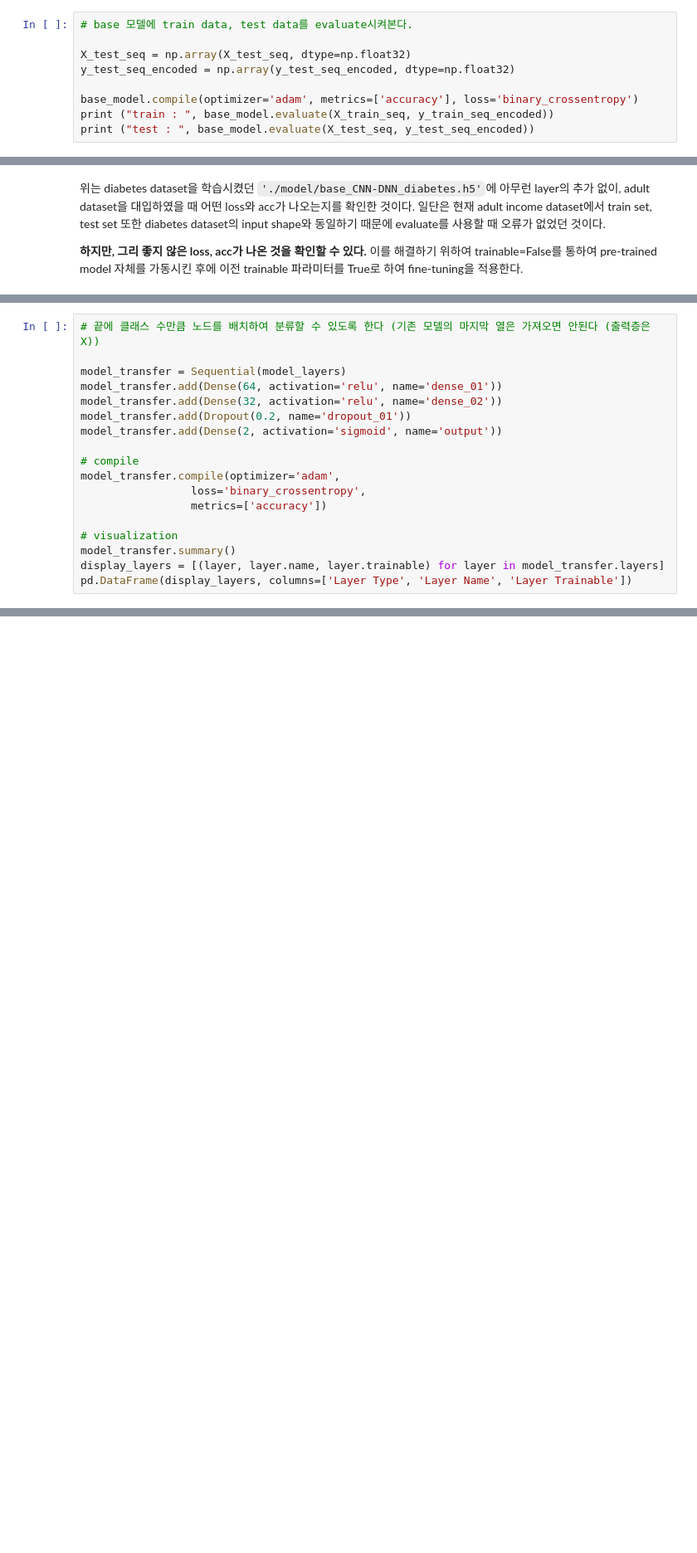
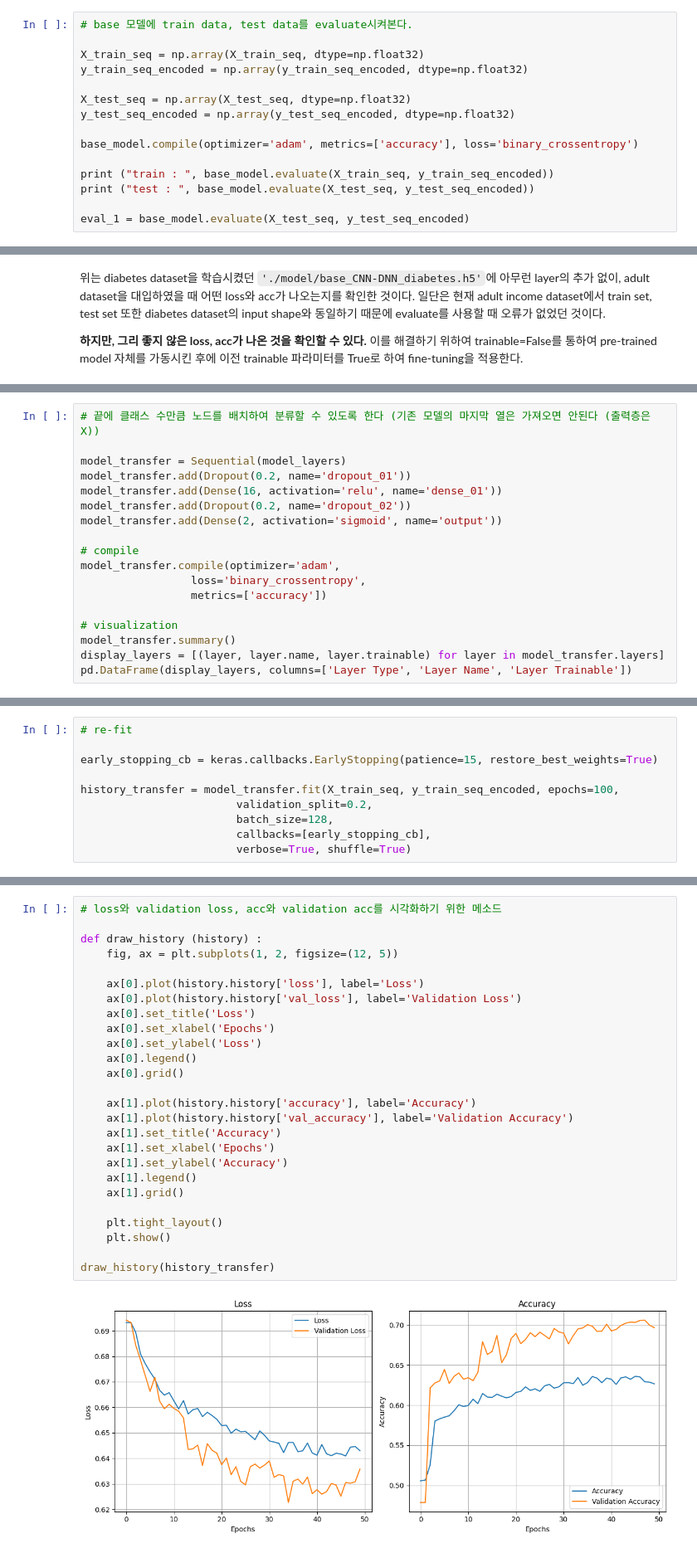
Before and after one commit to lky473736/learning-AI, a Jupyter notebook: class/assignment/topic4/fine-tuning_classification_adult(assignment).ipynb, the cells around one changed output, grey strips where cells are left out. Shown: that part at 83% size. Cells and saved outputs as stored; diff of their text form; blank space fills up the shorter version.

Commit message:
done classification about adult income using CNN with transfer learning by diabetes dataset

```diff
--- a/class/assignment/topic4/fine-tuning_classification_adult(assignment).ipynb
+++ b/class/assignment/topic4/fine-tuning_classification_adult(assignment).ipynb
@@ -682,11 +701,17 @@ WARNING:absl:No training configuration found in the save file, so the model was
 <Functional name=functional_30, built=True>
 # %%
 # base 모델에 train data, test data를 evaluate시켜본다.
+
+X_train_seq = np.array(X_train_seq, dtype=np.float32)
+y_train_seq_encoded = np.array(y_train_seq_encoded, dtype=np.float32)
 
 X_test_seq = np.array(X_test_seq, dtype=np.float32)
 y_test_seq_encoded = np.array(y_test_seq_encoded, dtype=np.float32)
 
 base_model.compile(optimizer='adam', metrics=['accuracy'], loss='binary_crossentropy')
+
 print ("train : ", base_model.evaluate(X_train_seq, y_train_seq_encoded))
 print ("test : ", base_model.evaluate(X_test_seq, y_test_seq_encoded))
+
+eval_1 = base_model.evaluate(X_test_seq, y_test_seq_encoded)
 # %% [output]
@@ -718,9 +765,9 @@ for i, layer in enumerate(base_model.layers) :
 # 끝에 클래스 수만큼 노드를 배치하여 분류할 수 있도록 한다 (기존 모델의 마지막 열은 가져오면 안된다 (출력층은 X))
 
 model_transfer = Sequential(model_layers)
-model_transfer.add(Dense(64, activation='relu', name='dense_01'))
-model_transfer.add(Dense(32, activation='relu', name='dense_02'))
 model_transfer.add(Dropout(0.2, name='dropout_01'))
+model_transfer.add(Dense(16, activation='relu', name='dense_01'))
+model_transfer.add(Dropout(0.2, name='dropout_02'))
 model_transfer.add(Dense(2, activation='sigmoid', name='output'))
 
 # compile
@@ -795,0 +1004,10 @@ eval_2 = model_transfer.evaluate(X_test_seq, y_test_seq_encoded)
+# %%
+# re-fit
+
+early_stopping_cb = keras.callbacks.EarlyStopping(patience=15, restore_best_weights=True)
+
+history_transfer = model_transfer.fit(X_train_seq, y_train_seq_encoded, epochs=100,
+                        validation_split=0.2,
+                        batch_size=128,
+                        callbacks=[early_stopping_cb],
+                        verbose=True, shuffle=True)
@@ -795,0 +1032,28 @@ eval_2 = model_transfer.evaluate(X_test_seq, y_test_seq_encoded)
+# %%
+# loss와 validation loss, acc와 validation acc를 시각화하기 위한 메소드
+
+def draw_history (history) :
+    fig, ax = plt.subplots(1, 2, figsize=(12, 5))
+
+    ax[0].plot(history.history['loss'], label='Loss')
+    ax[0].plot(history.history['val_loss'], label='Validation Loss')
+    ax[0].set_title('Loss')
+    ax[0].set_xlabel('Epochs')
+    ax[0].set_ylabel('Loss')
+    ax[0].legend()
+    ax[0].grid()
+
+    ax[1].plot(history.history['accuracy'], label='Accuracy')
+    ax[1].plot(history.history['val_accuracy'], label='Validation Accuracy')
+    ax[1].set_title('Accuracy')
+    ax[1].set_xlabel('Epochs')
+    ax[1].set_ylabel('Accuracy')
+    ax[1].legend()
+    ax[1].grid()
+
+    plt.tight_layout()
+    plt.show()
+
+draw_history(history_transfer)
+# %% [output]
+[figure, added]
```
Also changed, not shown: parts of 26 cells of this notebook.
